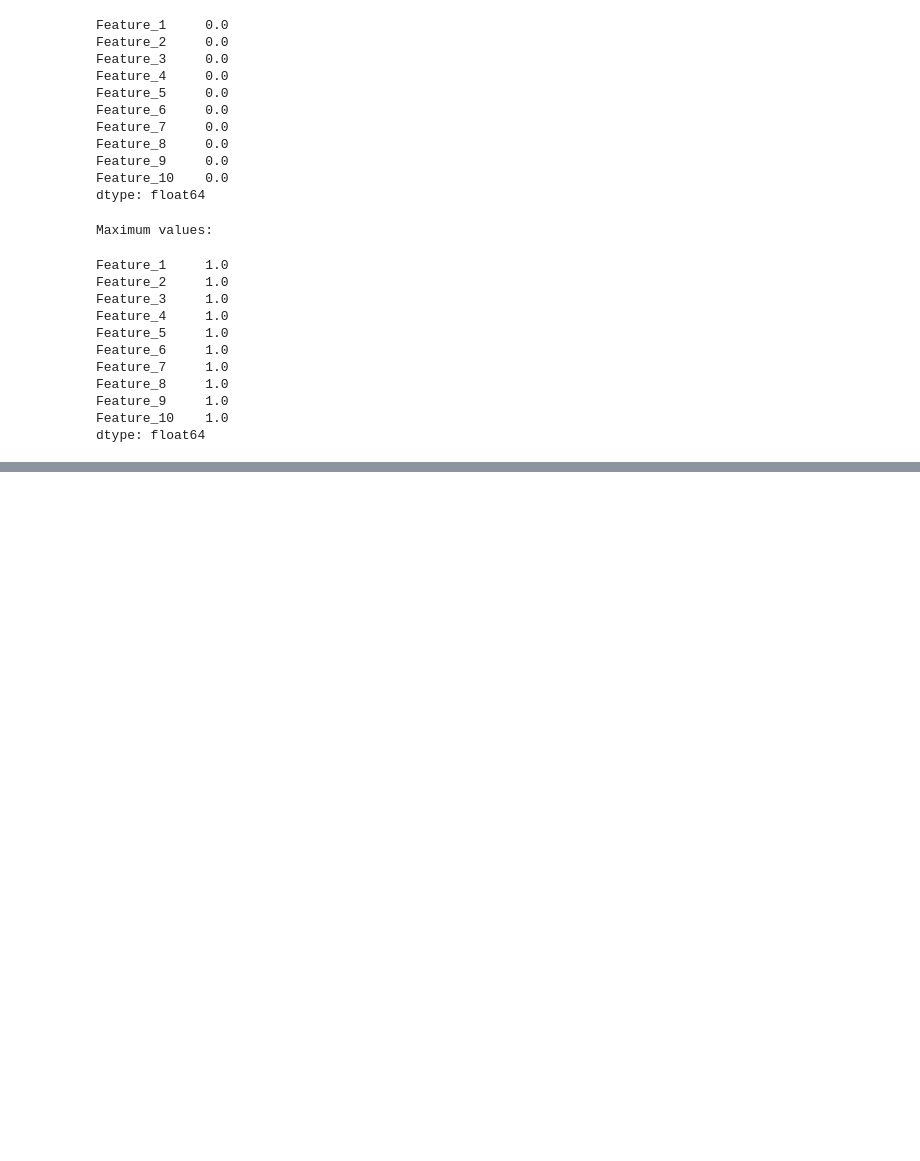
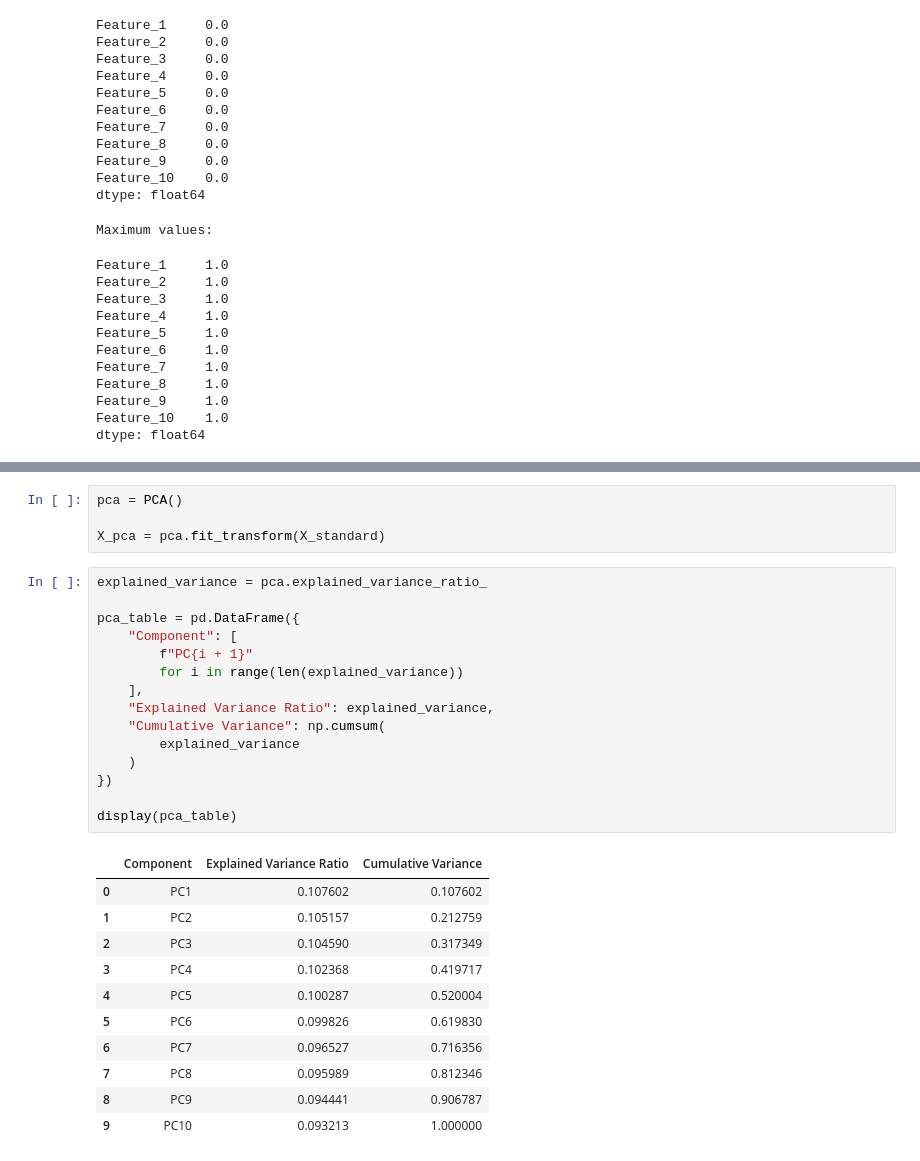
Before and after one commit to Adithya-Biju/MLAssessment, a Jupyter notebook: notebooks/feature_engineering.ipynb, the cells around one changed output, grey strips where cells are left out. Saved outputs shown, nothing was run; the diff lists cells and outputs as text; blank space fills up the shorter version.

```diff
--- a/notebooks/feature_engineering.ipynb
+++ b/notebooks/feature_engineering.ipynb
@@ -135,0 +239,31 @@ dtype: float64
+# %%
+pca = PCA()
+
+X_pca = pca.fit_transform(X_standard)
+# %%
+explained_variance = pca.explained_variance_ratio_
+
+pca_table = pd.DataFrame({
+    "Component": [
+        f"PC{i + 1}"
+        for i in range(len(explained_variance))
+    ],
+    "Explained Variance Ratio": explained_variance,
+    "Cumulative Variance": np.cumsum(
+        explained_variance
+    )
+})
+
+display(pca_table)
+# %% [output]
+|  | Component | Explained Variance Ratio | Cumulative Variance |
+| 0 | PC1 | 0.107602 | 0.107602 |
+| 1 | PC2 | 0.105157 | 0.212759 |
+| 2 | PC3 | 0.104590 | 0.317349 |
+| 3 | PC4 | 0.102368 | 0.419717 |
+| 4 | PC5 | 0.100287 | 0.520004 |
+| 5 | PC6 | 0.099826 | 0.619830 |
+| 6 | PC7 | 0.096527 | 0.716356 |
+| 7 | PC8 | 0.095989 | 0.812346 |
+| 8 | PC9 | 0.094441 | 0.906787 |
+| 9 | PC10 | 0.093213 | 1.000000 |
```
Also changed, not shown: parts of 10 cells of this notebook, 1 other file.
